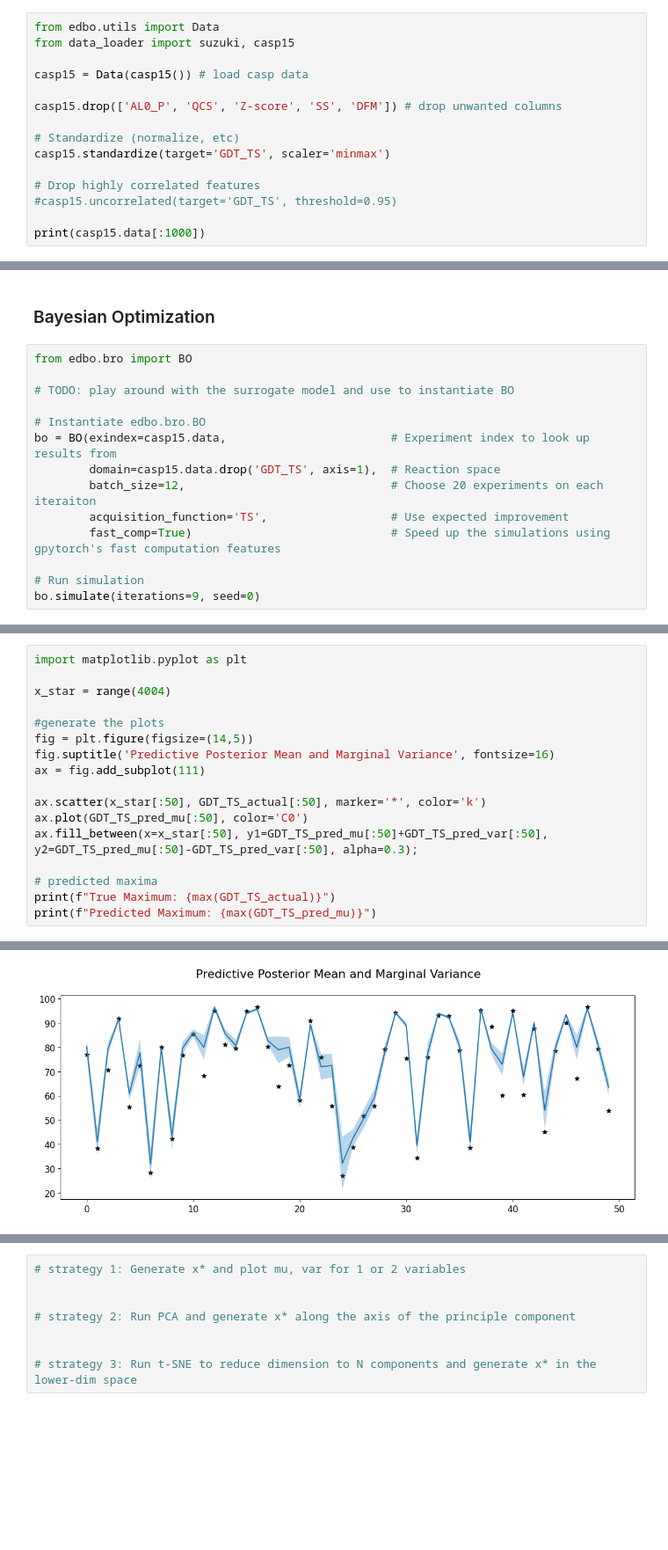
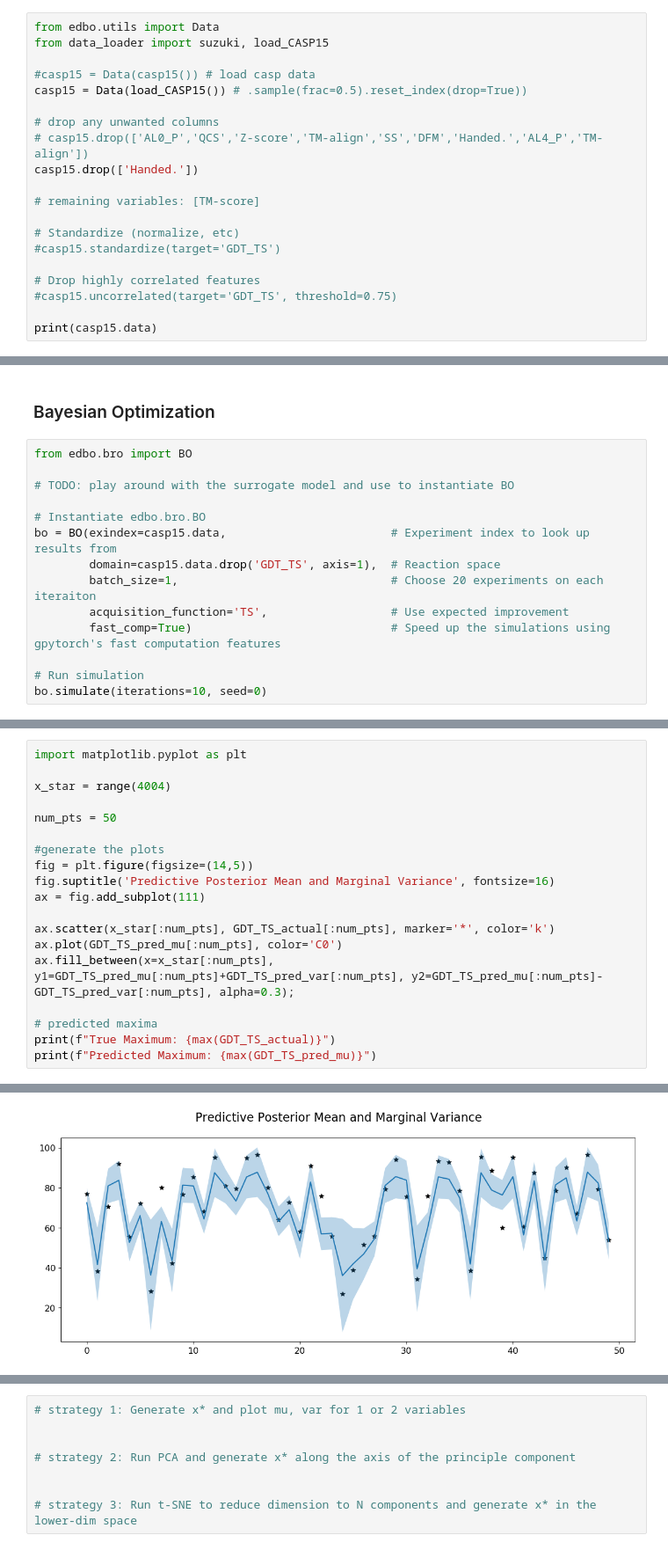
Before and after one commit to kemontei/l48-project, a Jupyter notebook: code/BO_L48_project.ipynb, the cells around one changed output, grey strips where cells are left out. Shown at 88% size. Cells and saved outputs as stored; diff of their text form; blank space fills up the shorter version.

Commit message:
added 1D experiments and visualisations

```diff
--- a/code/BO_L48_project.ipynb
+++ b/code/BO_L48_project.ipynb
@@ -35,17 +35,22 @@ CASP15 Dataset:
 ### Data Preprocessing
 # %%
 from edbo.utils import Data
-from data_loader import suzuki, casp15
+from data_loader import suzuki, load_CASP15
 
-casp15 = Data(casp15()) # load casp data
+#casp15 = Data(casp15()) # load casp data
+casp15 = Data(load_CASP15()) # .sample(frac=0.5).reset_index(drop=True))
 
-casp15.drop(['AL0_P', 'QCS', 'Z-score', 'SS', 'DFM']) # drop unwanted columns
+# drop any unwanted columns
+# casp15.drop(['AL0_P','QCS','Z-score','TM-align','SS','DFM','Handed.','AL4_P','TM-align'])
+casp15.drop(['Handed.'])
+
+# remaining variables: [TM-score]
 
 # Standardize (normalize, etc)
-casp15.standardize(target='GDT_TS', scaler='minmax')
+#casp15.standardize(target='GDT_TS')
 
 # Drop highly correlated features
-#casp15.uncorrelated(target='GDT_TS', threshold=0.95)
+#casp15.uncorrelated(target='GDT_TS', threshold=0.75)
 
-print(casp15.data[:1000])
+print(casp15.data)
 # %% [output]
@@ -73,12 +108,12 @@ from edbo.bro import BO
 # Instantiate edbo.bro.BO
 bo = BO(exindex=casp15.data,                        # Experiment index to look up results from
         domain=casp15.data.drop('GDT_TS', axis=1),  # Reaction space
-        batch_size=12,                              # Choose 20 experiments on each iteraiton
+        batch_size=1,                               # Choose 20 experiments on each iteraiton
         acquisition_function='TS',                  # Use expected improvement
         fast_comp=True)                             # Speed up the simulations using gpytorch's fast computation features
 
 # Run simulation
-bo.simulate(iterations=9, seed=0)
+bo.simulate(iterations=10, seed=0)
 # %%
 import matplotlib.pyplot as plt
 from edbo.math_utils import model_performance
@@ -130,15 +165,17 @@ Predicted GDT_TS:
 import matplotlib.pyplot as plt
 
 x_star = range(4004)
+
+num_pts = 50
 
 #generate the plots
 fig = plt.figure(figsize=(14,5))
 fig.suptitle('Predictive Posterior Mean and Marginal Variance', fontsize=16)
 ax = fig.add_subplot(111)
 
-ax.scatter(x_star[:50], GDT_TS_actual[:50], marker='*', color='k')
-ax.plot(GDT_TS_pred_mu[:50], color='C0')
-ax.fill_between(x=x_star[:50], y1=GDT_TS_pred_mu[:50]+GDT_TS_pred_var[:50], y2=GDT_TS_pred_mu[:50]-GDT_TS_pred_var[:50], alpha=0.3);
+ax.scatter(x_star[:num_pts], GDT_TS_actual[:num_pts], marker='*', color='k')
+ax.plot(GDT_TS_pred_mu[:num_pts], color='C0')
+ax.fill_between(x=x_star[:num_pts], y1=GDT_TS_pred_mu[:num_pts]+GDT_TS_pred_var[:num_pts], y2=GDT_TS_pred_mu[:num_pts]-GDT_TS_pred_var[:num_pts], alpha=0.3);
 
 # predicted maxima
 print(f"True Maximum: {max(GDT_TS_actual)}")
@@ -149 +186 @@ Predicted Maximum: 97.01018524169922
-[figure, old version]
+[figure, new version]
```
Also changed, not shown: parts of 13 cells of this notebook, 1 other file.
